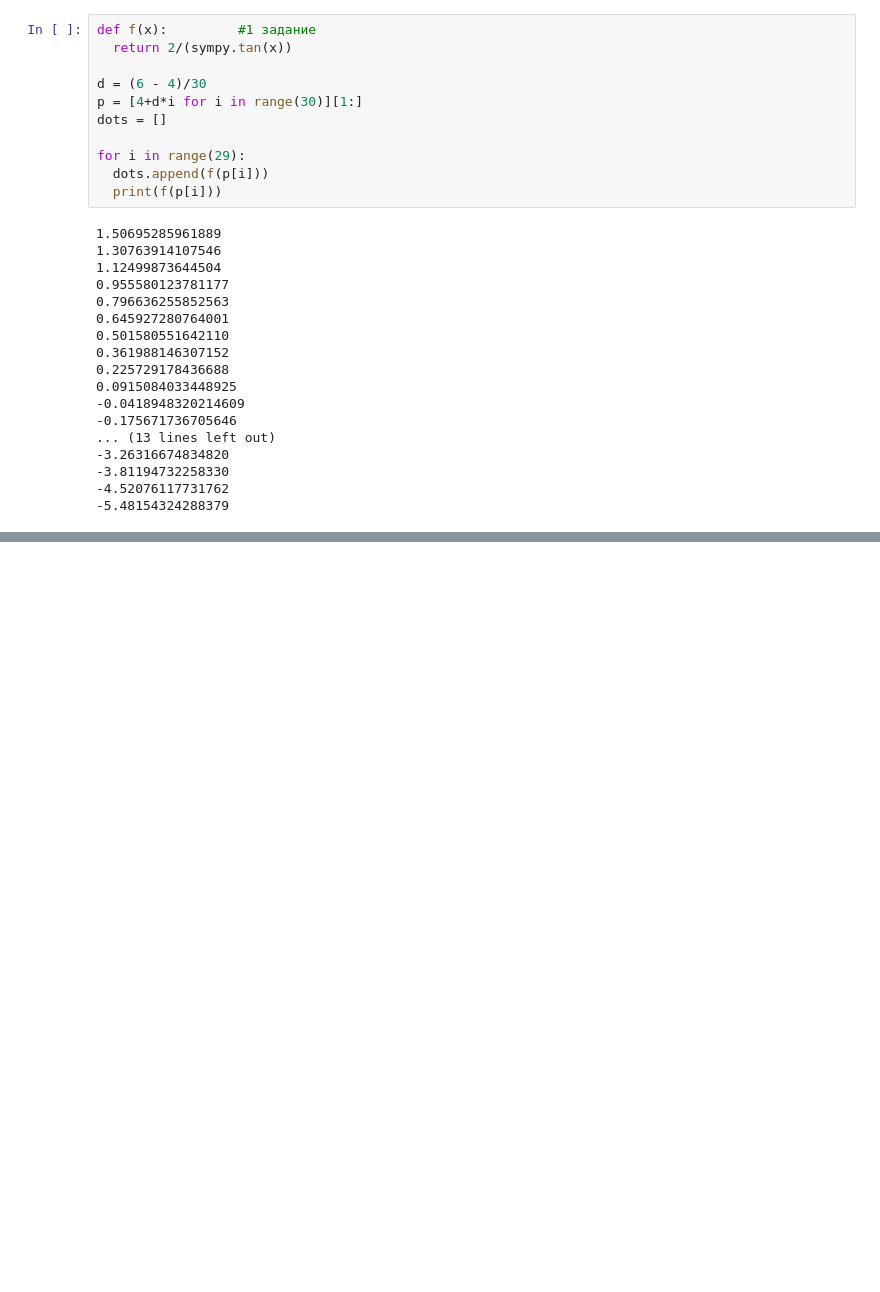
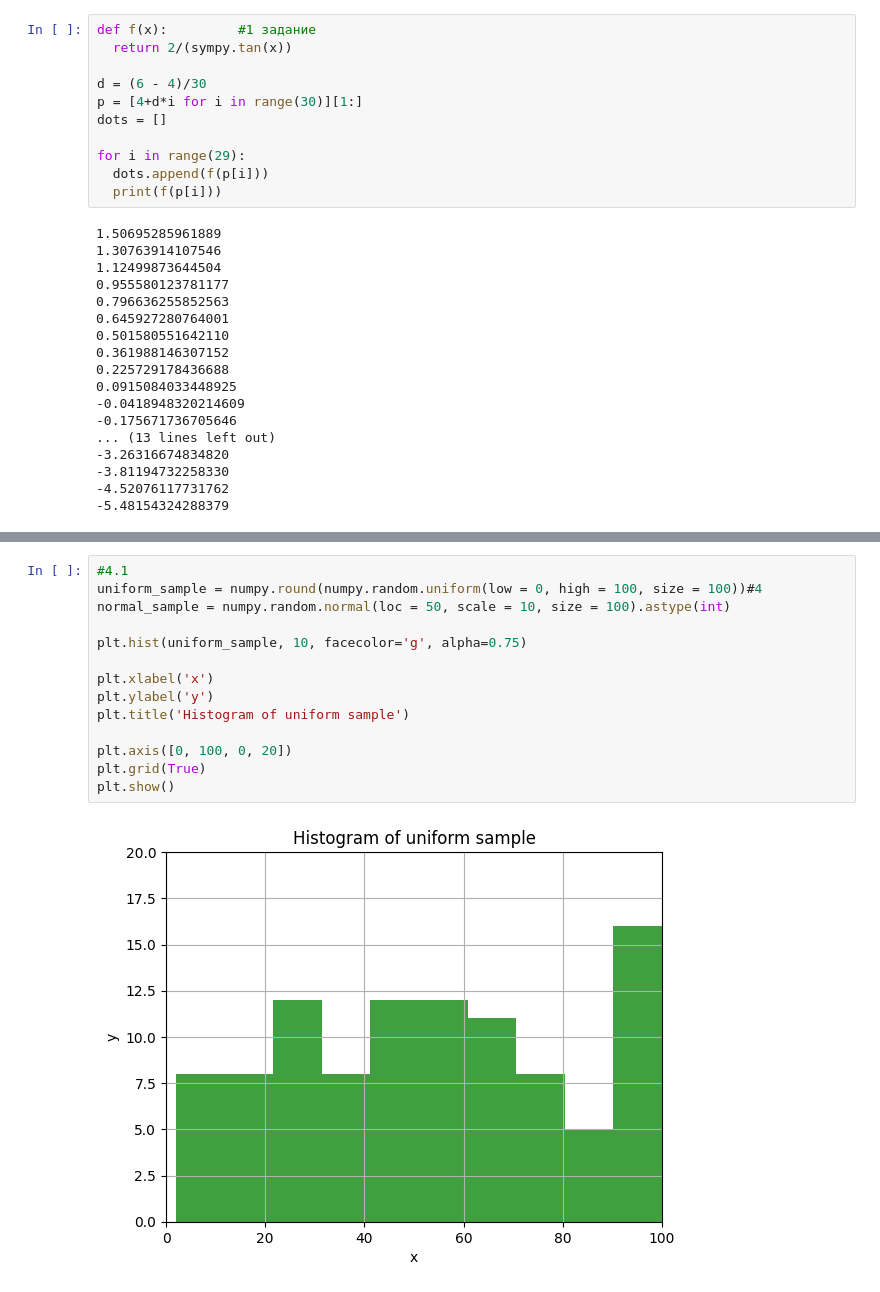
Before and after one commit to MaksimSmolenkov/3, a Jupyter notebook: практикум4.ipynb, the cells around one changed output, grey strips where cells are left out. Cells and saved outputs as stored; diff of their text form; blank space fills up the shorter version.

```diff
--- a/практикум4.ipynb
+++ b/практикум4.ipynb
@@ -56,0 +58,16 @@ plt.show()
+# %%
+#4.1
+uniform_sample = numpy.round(numpy.random.uniform(low = 0, high = 100, size = 100))#4
+normal_sample = numpy.random.normal(loc = 50, scale = 10, size = 100).astype(int)
+
+plt.hist(uniform_sample, 10, facecolor='g', alpha=0.75)
+
+plt.xlabel('x')
+plt.ylabel('y')
+plt.title('Histogram of uniform sample')
+
+plt.axis([0, 100, 0, 20])
+plt.grid(True)
+plt.show()
+# %% [output]
+[figure, added]
```
Also changed, not shown: parts of 5 cells of this notebook.
